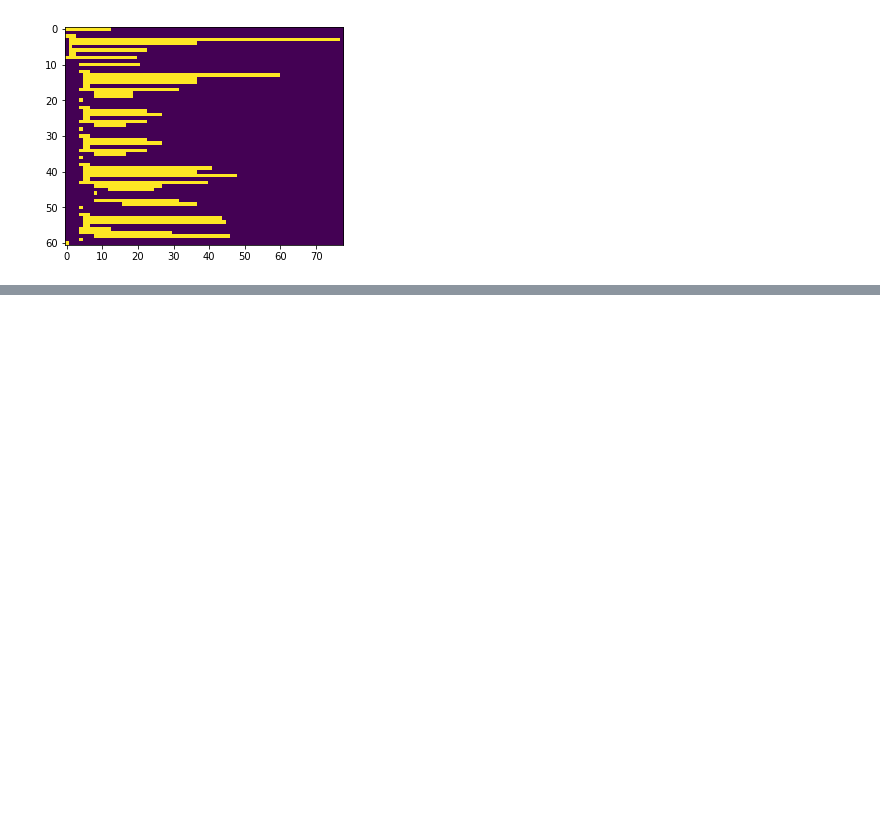
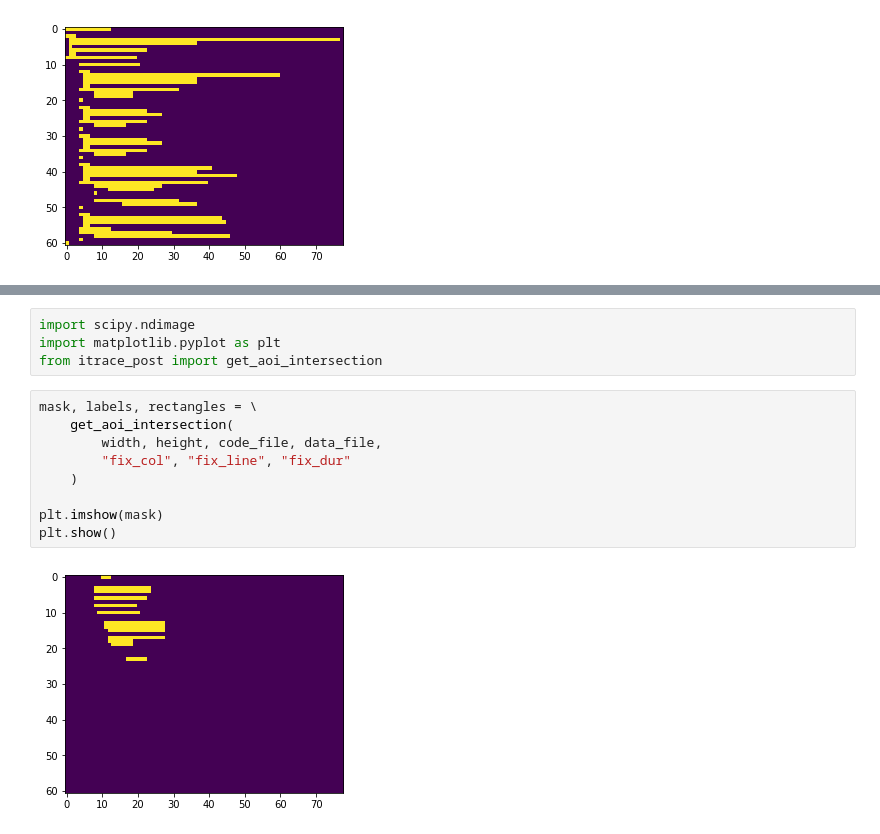
Before and after one commit to ianbtr/iTrace-post, a Jupyter notebook: examples/aoi_generation.ipynb, the cells around one changed output, grey strips where cells are left out. Saved outputs shown, nothing was run; the diff lists cells and outputs as text; blank space fills up the shorter version.

```diff
--- a/examples/aoi_generation.ipynb
+++ b/examples/aoi_generation.ipynb
@@ -41,0 +99,15 @@ You can match a fixation to any of these areas by checking the value in the `all
+# %%
+import scipy.ndimage
+import matplotlib.pyplot as plt
+from itrace_post import get_aoi_intersection
+# %%
+mask, labels, rectangles = \
+    get_aoi_intersection(
+        width, height, code_file, data_file,
+        "fix_col", "fix_line", "fix_dur"
+    )
+
+plt.imshow(mask)
+plt.show()
+# %% [output]
+[figure, added]
```
Also changed, not shown: parts of 17 cells of this notebook, 3 other files.
